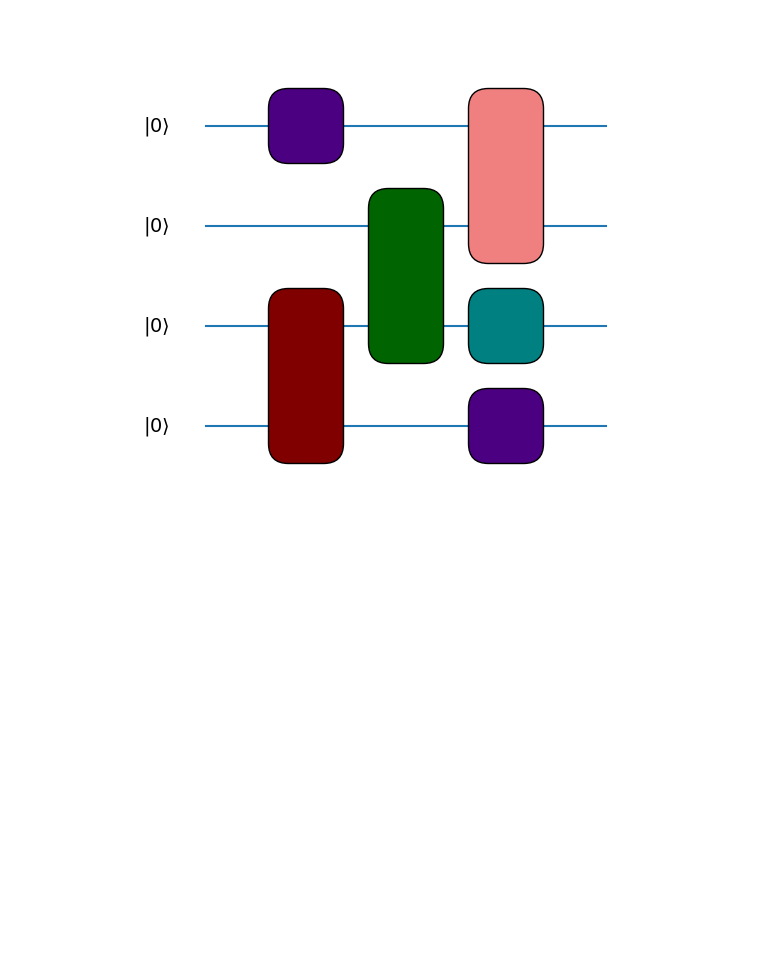
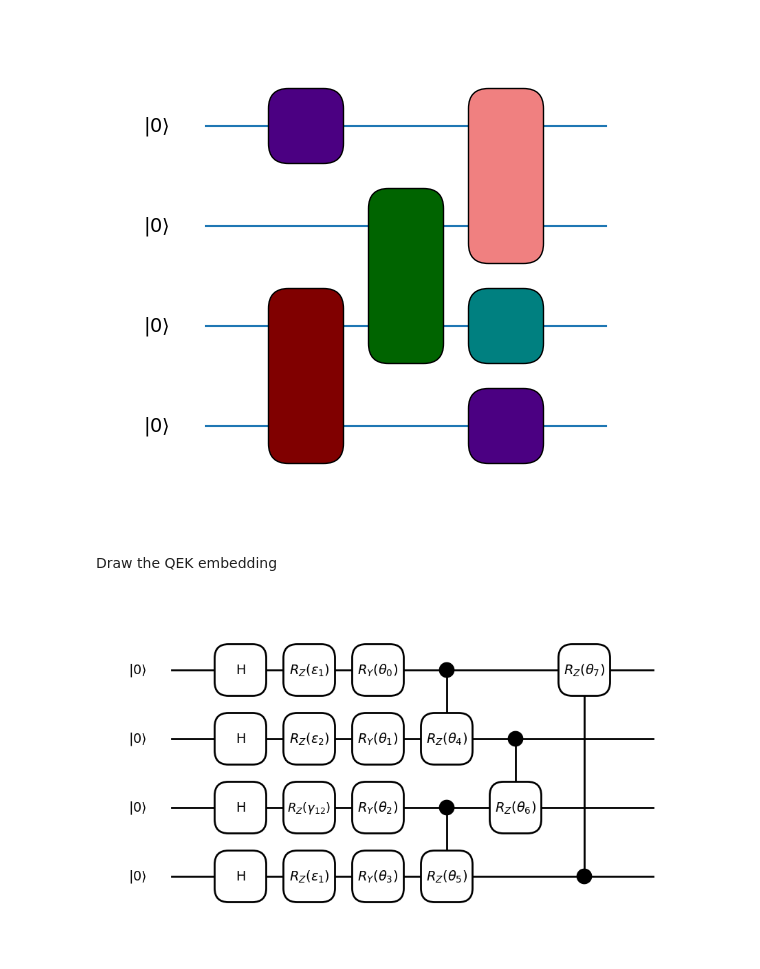
Before and after one commit to debrevitatevitae/oh-comp-kernels, a Jupyter notebook: paper/qc_draw.ipynb, the cells around one changed output. Saved outputs shown, nothing was run; the diff lists cells and outputs as text; code cells hidden in the pictures; blank space fills up the shorter version.

Commit message:
Draw QEK embedding

```diff
--- a/paper/qc_draw.ipynb
+++ b/paper/qc_draw.ipynb
@@ -15,3 +17,44 @@ drawer.box_gate(layer=2, wires=[2], box_options={ 'facecolor': 'teal' })
 drawer.box_gate(layer=2, wires=[3], box_options={ 'facecolor': 'indigo' })
 # %% [output]
 [figure]
+# %% [markdown]
+Draw the QEK embedding
+# %%
+plt.rcParams['patch.facecolor'] = 'white'
+plt.rcParams['patch.edgecolor'] = 'black'
+plt.rcParams['text.color'] = 'black'
+plt.rcParams['patch.linewidth'] = 2
+plt.rcParams['lines.color'] = 'black'
+plt.rcParams['lines.linewidth'] = 2
+# %%
+n_wires = 4
+n_layers = 6
+
+drawer = MPLDrawer(n_wires=n_wires, n_layers=n_layers)
+drawer.label([r"$|0\rangle$"] * n_wires)
+
+# Hadamards for all qubits in the first layer
+for i in range(n_wires):
+    drawer.box_gate(layer=0, wires=i, text="H")
+
+# RZ gates, data encoding for all qubits in the second layer
+drawer.box_gate(layer=1, wires=0, text=r"$R_Z(\varepsilon_{1})$")
+drawer.box_gate(layer=1, wires=1, text=r"$R_Z(\varepsilon_{2})$")
+drawer.box_gate(layer=1, wires=2, text=r"$R_Z(\gamma_{12})$")
+drawer.box_gate(layer=1, wires=3, text=r"$R_Z(\varepsilon_{1})$")
+
+# RY gates, variational circuit for all qubits in the third layer
+for i in range(n_wires):
+    drawer.box_gate(layer=2, wires=i, text=rf"$R_Y(\theta_{i})$")
+
+# controlled RZ gates for the entangling layer
+def crz(wires, layer, theta):
+    drawer.ctrl(layer=layer, wires=wires)
+    drawer.box_gate(layer=layer, wires=wires[1], text=rf"$R_Z(\theta_{theta})$", box_options={"zorder": 4}, text_options={"zorder": 5})
+
+crz([0, 1], 3, 4)
+crz([2, 3], 3, 5)
+crz([1, 2], 4, 6)
+crz([3, 0], 5, 7)
+# %% [output]
+[figure, added]
```
Also changed, not shown: parts of 3 cells of this notebook.
